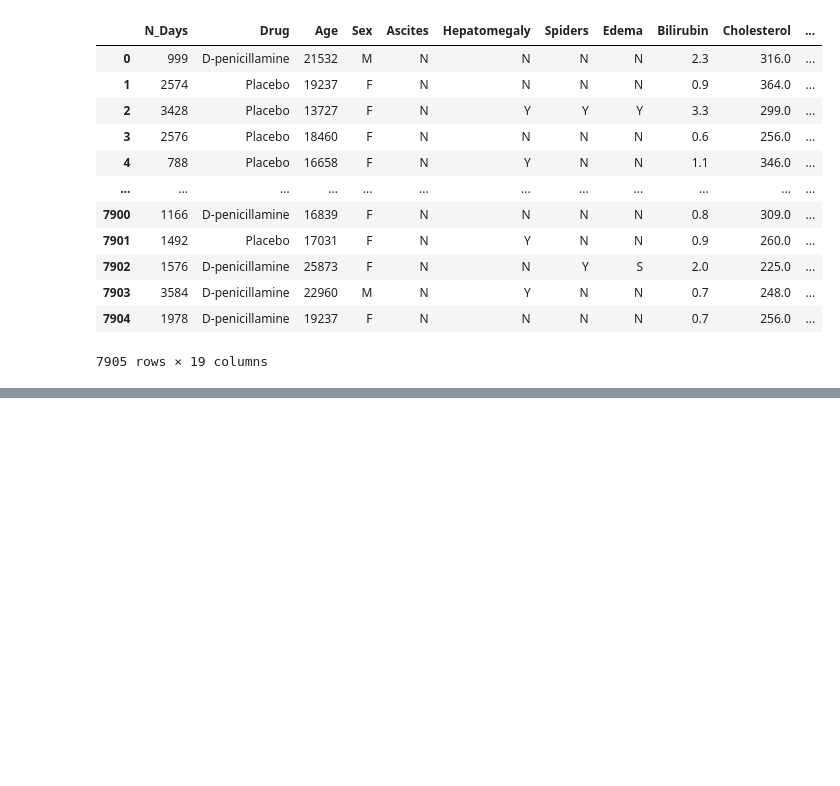
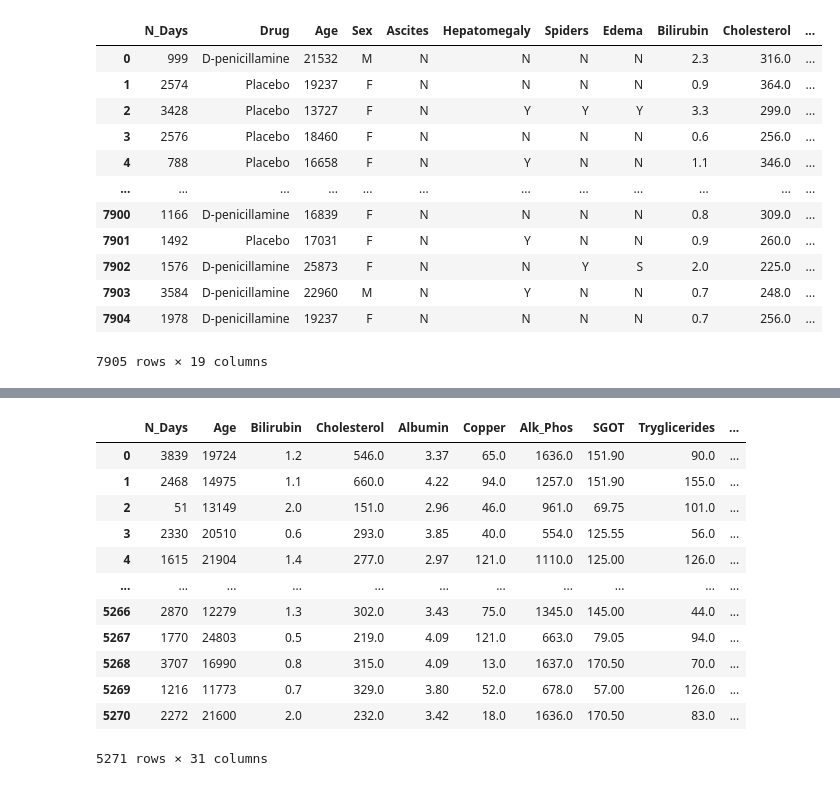
Before and after one commit to cgxjdzz/FeatureForge-LLM, a Jupyter notebook: first_test.ipynb, the cells around one changed output, grey strips where cells are left out. Drawn from its saved outputs; the diff is of its cells as text; code cells hidden in the pictures; blank space fills up the shorter version.

Commit message:
update test transform

```diff
--- a/first_test.ipynb
+++ b/first_test.ipynb
@@ -123,0 +117,2 @@ train_eng
+# %%
+test_result_df = pipeline.apply_saved_transformations(test_eng)
@@ -123,0 +133,16 @@ train_eng
+# %%
+test_result_df
+# %% [output]
+|  | N_Days | Age | Bilirubin | Cholesterol | Albumin | Copper | Alk_Phos | SGOT | Tryglicerides | ... |
+| 0 | 3839 | 19724 | 1.2 | 546.0 | 3.37 | 65.0 | 1636.0 | 151.90 | 90.0 | ... |
+| 1 | 2468 | 14975 | 1.1 | 660.0 | 4.22 | 94.0 | 1257.0 | 151.90 | 155.0 | ... |
+| 2 | 51 | 13149 | 2.0 | 151.0 | 2.96 | 46.0 | 961.0 | 69.75 | 101.0 | ... |
+| 3 | 2330 | 20510 | 0.6 | 293.0 | 3.85 | 40.0 | 554.0 | 125.55 | 56.0 | ... |
+| 4 | 1615 | 21904 | 1.4 | 277.0 | 2.97 | 121.0 | 1110.0 | 125.00 | 126.0 | ... |
+| ... | ... | ... | ... | ... | ... | ... | ... | ... | ... | ... |
+| 5266 | 2870 | 12279 | 1.3 | 302.0 | 3.43 | 75.0 | 1345.0 | 145.00 | 44.0 | ... |
+| 5267 | 1770 | 24803 | 0.5 | 219.0 | 4.09 | 121.0 | 663.0 | 79.05 | 94.0 | ... |
+| 5268 | 3707 | 16990 | 0.8 | 315.0 | 4.09 | 13.0 | 1637.0 | 170.50 | 70.0 | ... |
+| 5269 | 1216 | 11773 | 0.7 | 329.0 | 3.80 | 52.0 | 678.0 | 57.00 | 126.0 | ... |
+| 5270 | 2272 | 21600 | 2.0 | 232.0 | 3.42 | 18.0 | 1636.0 | 170.50 | 83.0 | ... |
+5271 rows × 31 columns
```
Also changed, not shown: parts of 6 cells of this notebook, 2 other files.
